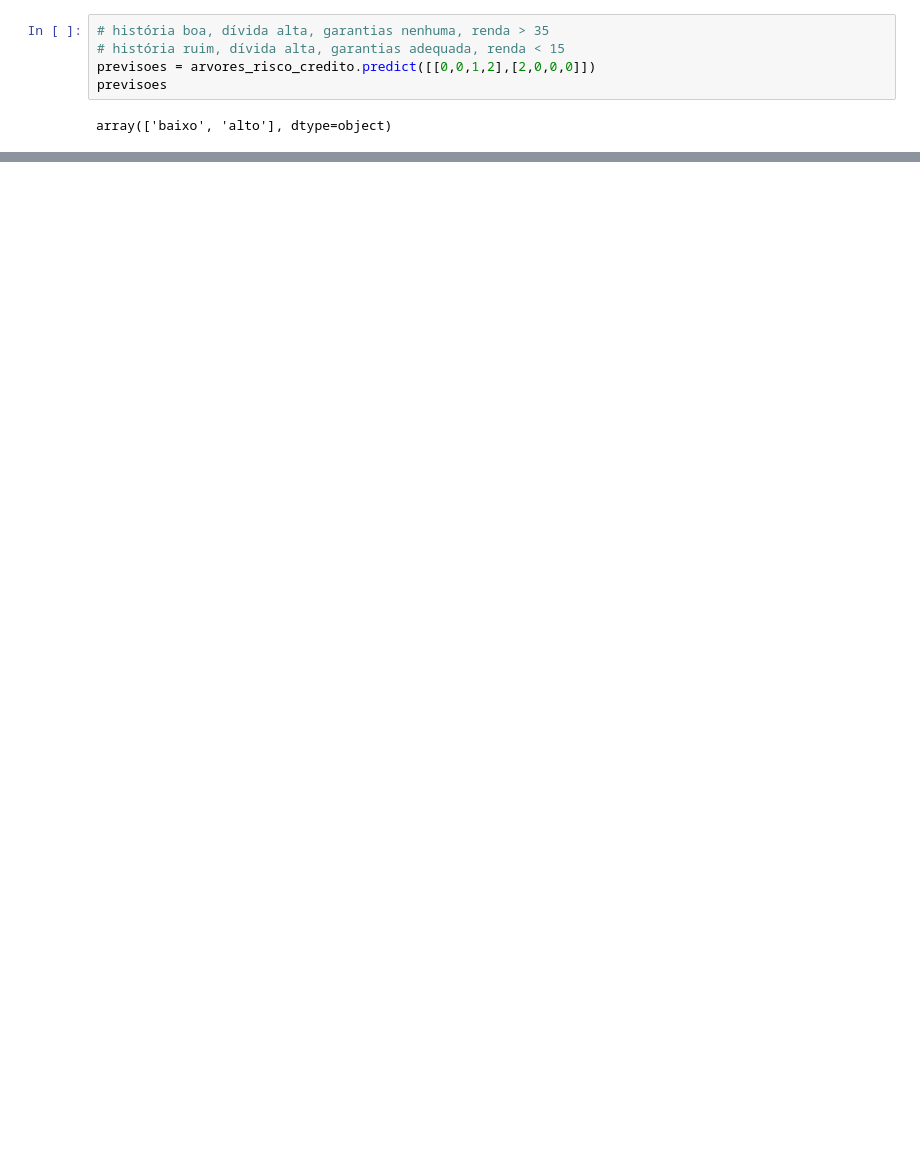
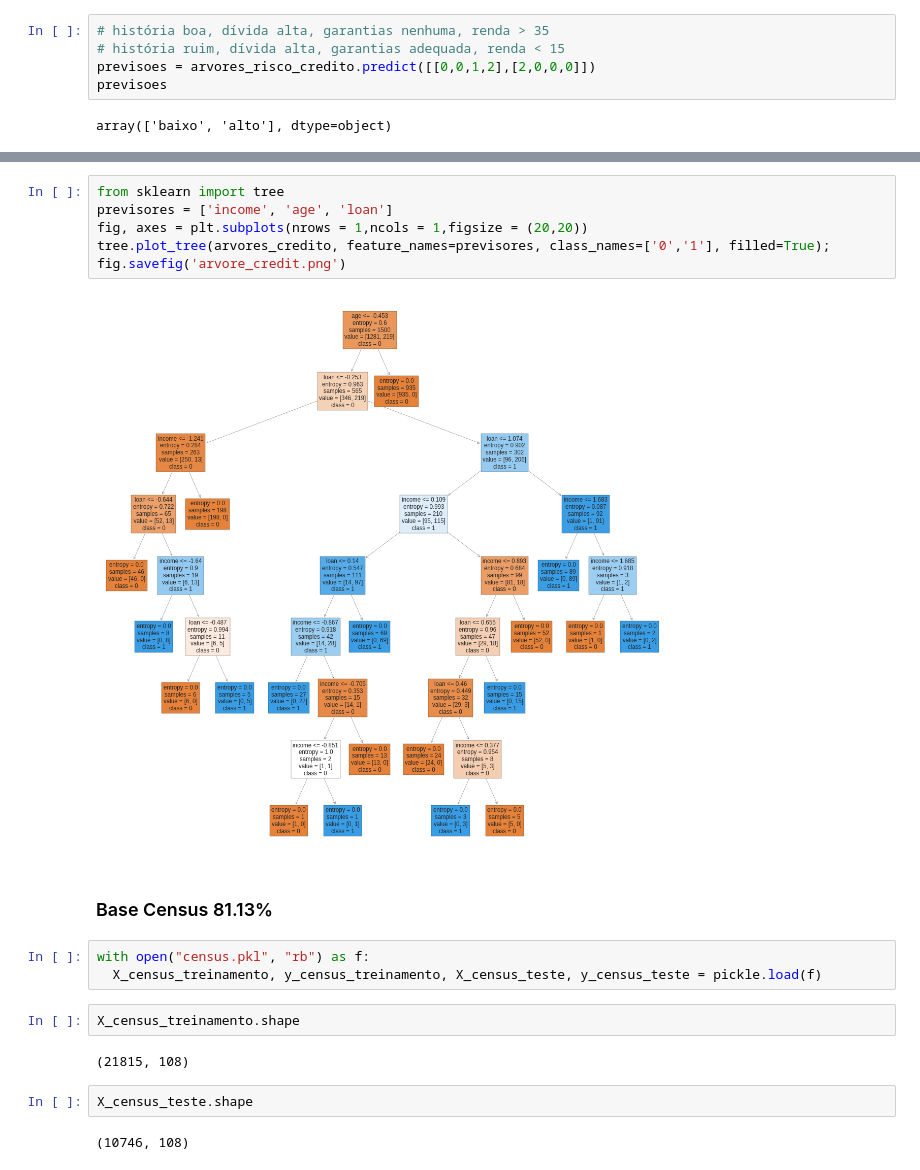
Before and after one commit to WES404/Machine_Learning_udemy, a Jupyter notebook: ML_UDEMY.ipynb, the cells around one changed output, grey strips where cells are left out. Cells and saved outputs as stored; diff of their text form; blank space fills up the shorter version.

```diff
--- a/ML_UDEMY.ipynb
+++ b/ML_UDEMY.ipynb
@@ -609,0 +652,21 @@ array(['baixo', 'alto'], dtype=object)
+# %%
+from sklearn import tree
+previsores = ['income', 'age', 'loan']
+fig, axes = plt.subplots(nrows = 1,ncols = 1,figsize = (20,20))
+tree.plot_tree(arvores_credito, feature_names=previsores, class_names=['0','1'], filled=True);
+fig.savefig('arvore_credit.png')
+# %% [output]
+[figure, added]
+# %% [markdown]
+### Base Census 81.13%
+# %%
+with open("census.pkl", "rb") as f:
+  X_census_treinamento, y_census_treinamento, X_census_teste, y_census_teste = pickle.load(f)
+# %%
+X_census_treinamento.shape
+# %% [output]
+(21815, 108)
+# %%
+X_census_teste.shape
+# %% [output]
+(10746, 108)
```
Also changed, not shown: parts of 57 cells of this notebook.
